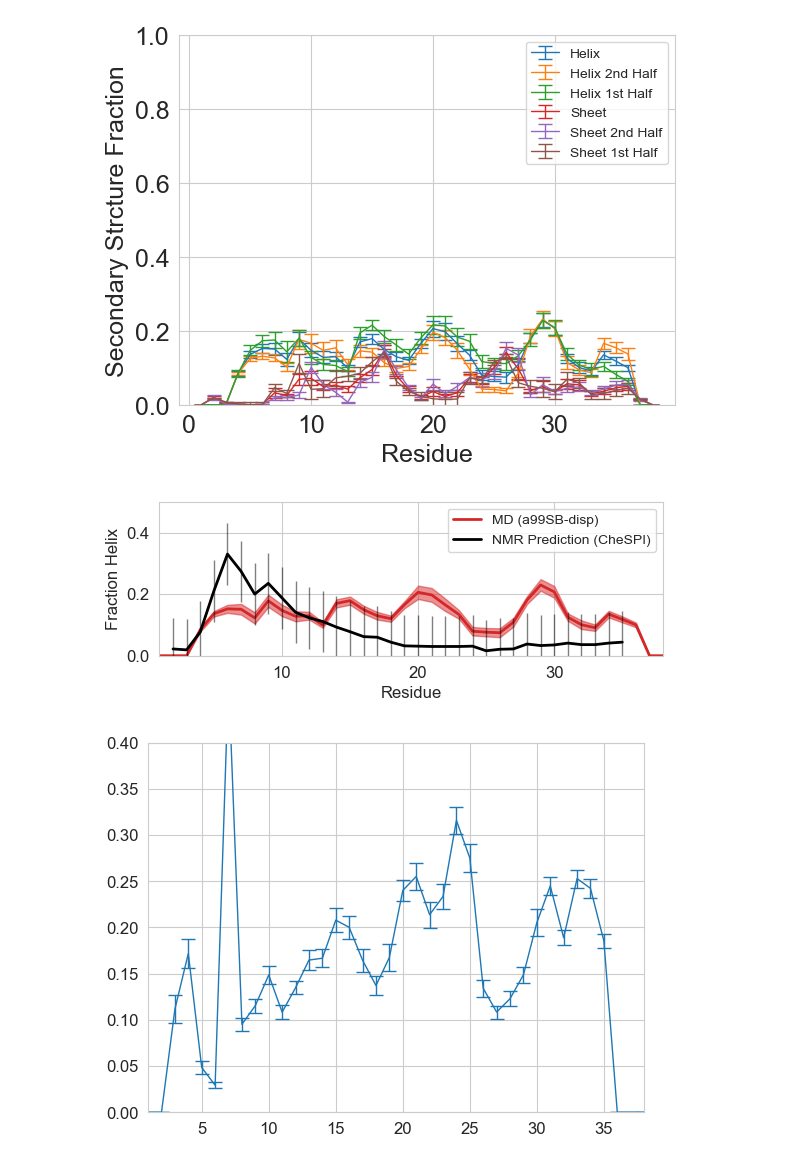
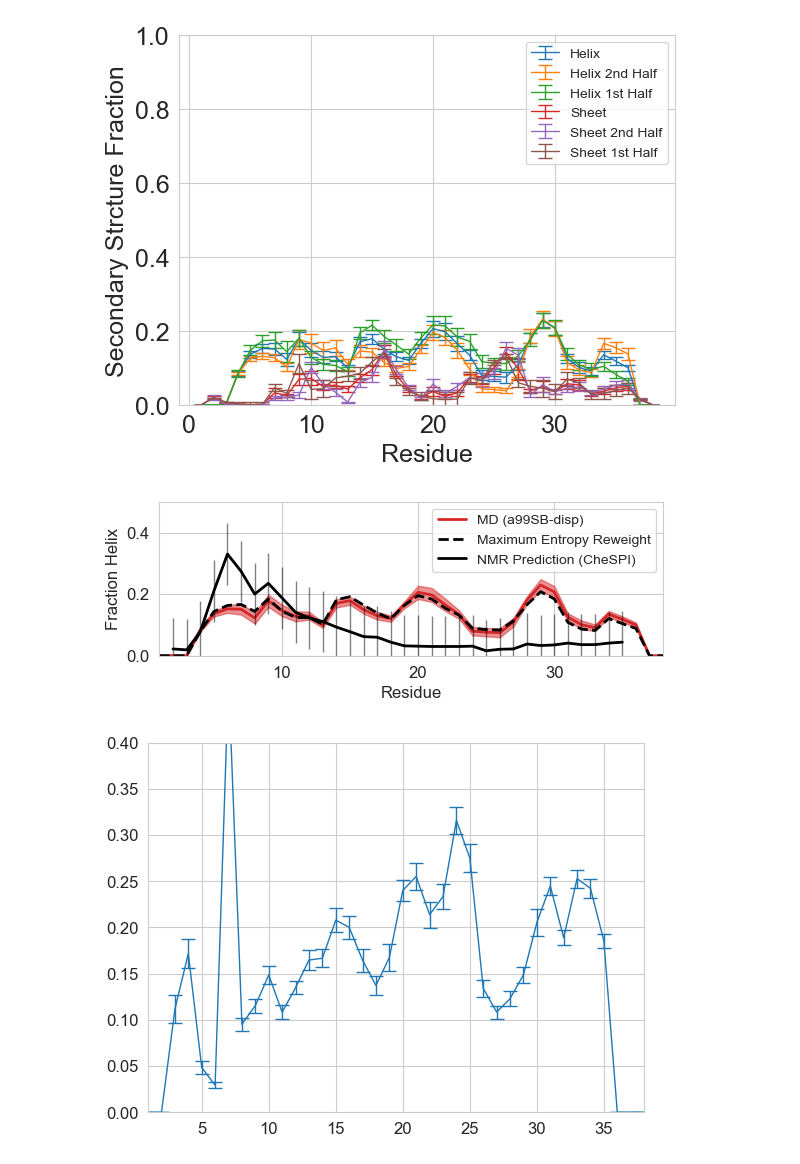
Before and after one commit to paulrobustelli/Garcia_hIAPP_monomer_binders_2025, a Jupyter notebook: hiapp_wt_apo/hiapp_wt_apo_simulation_analysis_300k.ipynb, the cells around one changed output. Cells and saved outputs as stored; diff of their text form; code cells hidden in the pictures.

Commit message:
reweighting figure

```diff
--- a/hiapp_wt_apo/hiapp_wt_apo_simulation_analysis_300k.ipynb
+++ b/hiapp_wt_apo/hiapp_wt_apo_simulation_analysis_300k.ipynb
@@ -471,30 +472,52 @@ Warning: Use more data
 # %%
 # load the chespi bmrb output
 chespi_bmrb_34069 = np.loadtxt("./BMRB_34069.chespi.txt", dtype={'names': ( "res", "num", "Helix","x1", "x2", "Beta"),'formats': ('S1',"f4", "f4","f4", "f4","f4")})
+# %%
+# load in reweight data
+workdir = "/Users/f006j60/Robustelli_Group/Robustelli-Lab/IAPP/wt/analysis_02.23.23/cs/wt_iapp_reweight/"
+weight_file=os.path.join(workdir, 'reweight_data/weights/single_data/CA/weights_final.dat')
+# %%
+weights=np.loadtxt(weight_file)
+dsspH=np.copy(dsspH1)
+dsspH = dsspH[1:]
+dsspH[dsspH=='H']=1
+dsspH[dsspH=='E']=0
+dsspH[dsspH=='C']=0
+dsspH[dsspH=='NA']=0
+dsspH=dsspH.astype(int)
+Hprop=np.sum(dsspH,axis=0).astype(float)/len(dsspH)
+# Eprop=np.sum(dsspE,axis=0).astype(float)/len(dsspE)
+
+reweight_Hprop=[]
+#reweight_Eprop=[]
+for i in range(0,len(Hprop)):
+    reweight_Hprop.append(np.dot(dsspH[:,i],weights))
+    # reweight_Eprop.append(np.dot(dsspE[:,i],weights))
 # %%
 plt.figure(figsize=(6.5,2))
 plt.plot(hres_renum, H1_H[:, 0], label='MD (a99SB-disp)', color = "tab:red", linewidth="2")
 plt.fill_between(hres_renum, H1_H[:,0] + H1_H[:, 1], H1_H[:,0] - H1_H[:, 1], color="tab:red", alpha=0.5)
 
+plt.plot(hres_renum, reweight_Hprop, label="Maximum Entropy Reweight", color = "black", linestyle="--", linewidth=2)
 plt.plot(chespi_bmrb_34069["num"], chespi_bmrb_34069["Helix"], color="black", label="NMR Prediction (CheSPI)",linewidth=2)
 # plt.fill_between(chespi_bmrb_34069["num"], chespi_bmrb_34069["Helix"] +0.10, chespi_bmrb_34069["Helix"] - 0.10, color="black", alpha=0.5)
 plt.errorbar(chespi_bmrb_34069["num"], chespi_bmrb_34069["Helix"], yerr=0.10, alpha=0.5, color="k")
 # plt.errorbar(chespi_bmrb_34069["num"], chespi_bmrb_34069["Beta"], yerr=0.10, label="CheSpi Sheet", color="red")
 
 
 # plt.errorbar(hres_renum, H1_H[:, 0], yerr=H1_H[:, 1], capsize=5, label='Helix')
 # plt.errorbar(hres_renum, H1_E[:, 0], yerr=H1_E[:, 1], capsize=5, label='Sheet')
 plt.ylim(0,0.5)
 plt.legend(loc="upper right", fontsize=10)
 plt.xlabel('Residue')
 plt.ylabel('Fraction Helix')
 plt.xticks(np.arange(0,40,10))
 # plt.tick_params(labelsize=10)
 plt.xlim(1,38)
 plt.savefig(outdir+'NMR_Validation_CheSPI_MD.pdf', dpi=300)
 plt.savefig(outdir+'NMR_Validation_CheSPI_MD.svg', dpi=300)
 # %% [output]
-[figure, old version]
+[figure, new version]
 # %%
 def dssp_convert_more(dssp):
     dsspH = np.copy(dssp)
```
Also changed, not shown: parts of 1 cell of this notebook, 11 other files.
